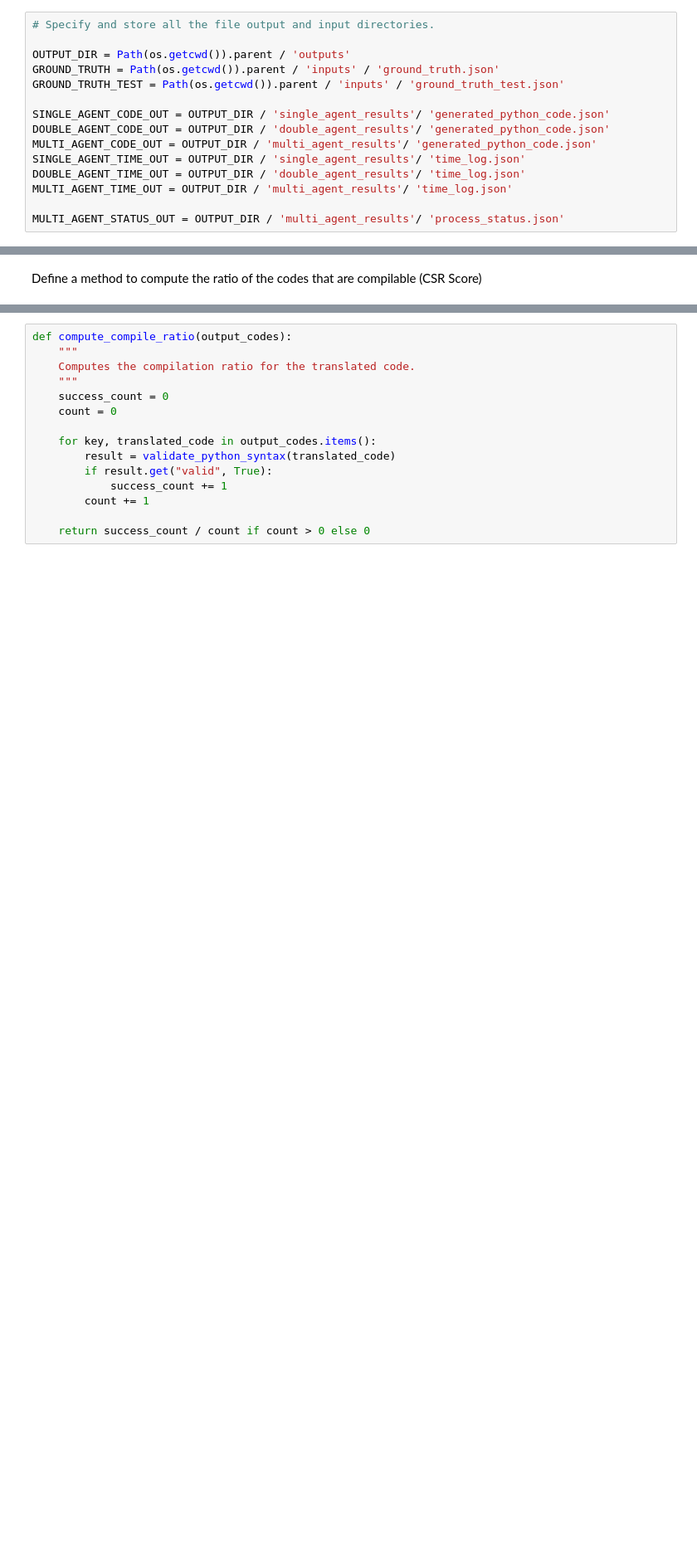
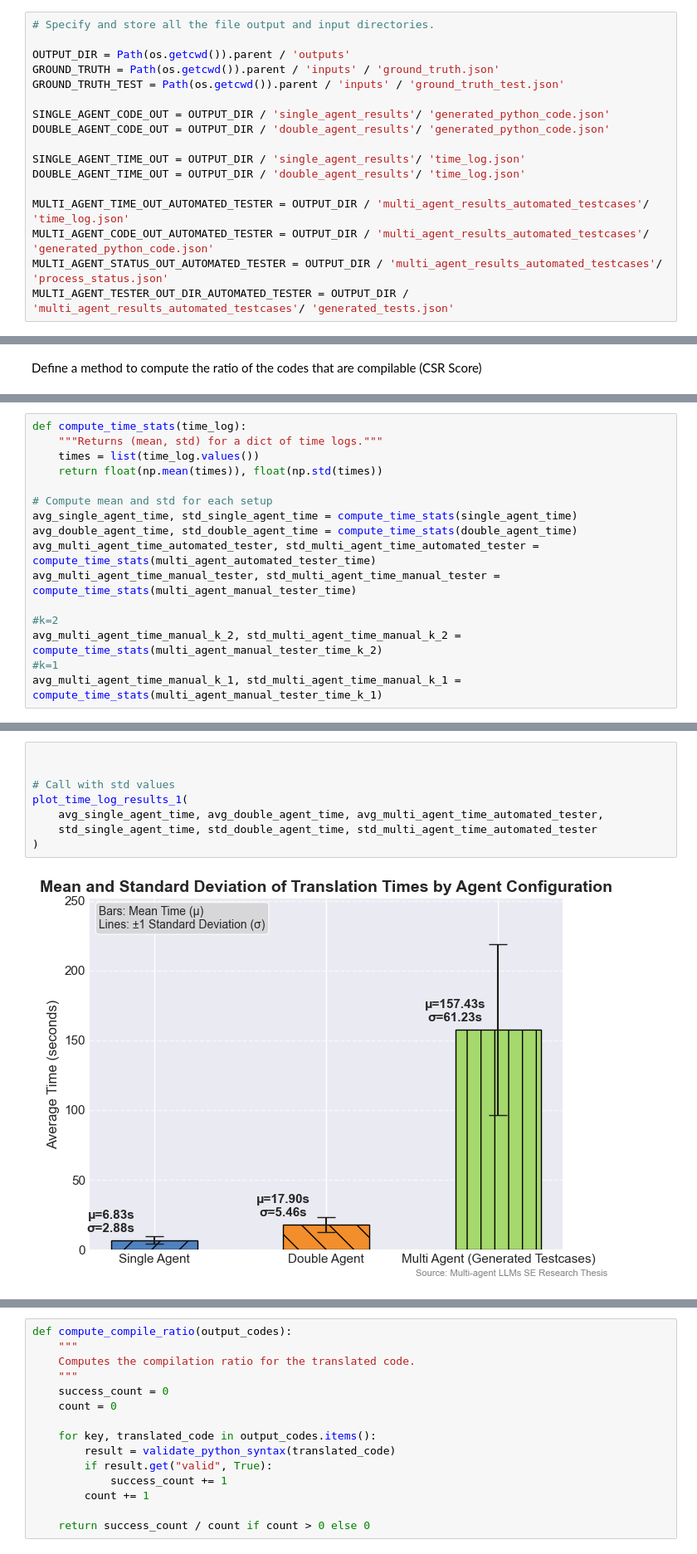
Before and after one commit to eshwarsastry/Multi-agent-LLMS-SE-Research-Thesis, a Jupyter notebook: src/results/result_analysis.ipynb, the cells around one changed output, grey strips where cells are left out. Shown at 83% size. Cells and saved outputs as stored; diff of their text form; blank space fills up the shorter version.

Commit message:
13.0 All updated results

```diff
--- a/src/results/result_analysis.ipynb
+++ b/src/results/result_analysis.ipynb
@@ -27,9 +30,11 @@ GROUND_TRUTH_TEST = Path(os.getcwd()).parent / 'inputs' / 'ground_truth_test.jso
 
 SINGLE_AGENT_CODE_OUT = OUTPUT_DIR / 'single_agent_results'/ 'generated_python_code.json'
 DOUBLE_AGENT_CODE_OUT = OUTPUT_DIR / 'double_agent_results'/ 'generated_python_code.json'
-MULTI_AGENT_CODE_OUT = OUTPUT_DIR / 'multi_agent_results'/ 'generated_python_code.json'
+
 SINGLE_AGENT_TIME_OUT = OUTPUT_DIR / 'single_agent_results'/ 'time_log.json'
 DOUBLE_AGENT_TIME_OUT = OUTPUT_DIR / 'double_agent_results'/ 'time_log.json'
-MULTI_AGENT_TIME_OUT = OUTPUT_DIR / 'multi_agent_results'/ 'time_log.json'
 
-MULTI_AGENT_STATUS_OUT = OUTPUT_DIR / 'multi_agent_results'/ 'process_status.json'
+MULTI_AGENT_TIME_OUT_AUTOMATED_TESTER = OUTPUT_DIR / 'multi_agent_results_automated_testcases'/ 'time_log.json'
+MULTI_AGENT_CODE_OUT_AUTOMATED_TESTER = OUTPUT_DIR / 'multi_agent_results_automated_testcases'/ 'generated_python_code.json'
+MULTI_AGENT_STATUS_OUT_AUTOMATED_TESTER = OUTPUT_DIR / 'multi_agent_results_automated_testcases'/ 'process_status.json'
+MULTI_AGENT_TESTER_OUT_DIR_AUTOMATED_TESTER = OUTPUT_DIR / 'multi_agent_results_automated_testcases'/ 'generated_tests.json'
@@ -107,0 +157,16 @@ Define a method to compute the ratio of the codes that are compilable (CSR Score
+# %%
+def compute_time_stats(time_log):
+    """Returns (mean, std) for a dict of time logs."""
+    times = list(time_log.values())
+    return float(np.mean(times)), float(np.std(times))
+
+# Compute mean and std for each setup
+avg_single_agent_time, std_single_agent_time = compute_time_stats(single_agent_time)
+avg_double_agent_time, std_double_agent_time = compute_time_stats(double_agent_time)
+avg_multi_agent_time_automated_tester, std_multi_agent_time_automated_tester = compute_time_stats(multi_agent_automated_tester_time)
+avg_multi_agent_time_manual_tester, std_multi_agent_time_manual_tester = compute_time_stats(multi_agent_manual_tester_time)
+
+#k=2
+avg_multi_agent_time_manual_k_2, std_multi_agent_time_manual_k_2 = compute_time_stats(multi_agent_manual_tester_time_k_2)
+#k=1
+avg_multi_agent_time_manual_k_1, std_multi_agent_time_manual_k_1 = compute_time_stats(multi_agent_manual_tester_time_k_1)
@@ -107,0 +214,10 @@ Define a method to compute the ratio of the codes that are compilable (CSR Score
+# %%
+
+
+# Call with std values
+plot_time_log_results_1(
+    avg_single_agent_time, avg_double_agent_time, avg_multi_agent_time_automated_tester,
+    std_single_agent_time, std_double_agent_time, std_multi_agent_time_automated_tester
+)
+# %% [output]
+[figure, added]
```
Also changed, not shown: parts of 85 cells of this notebook, 52 other files.
